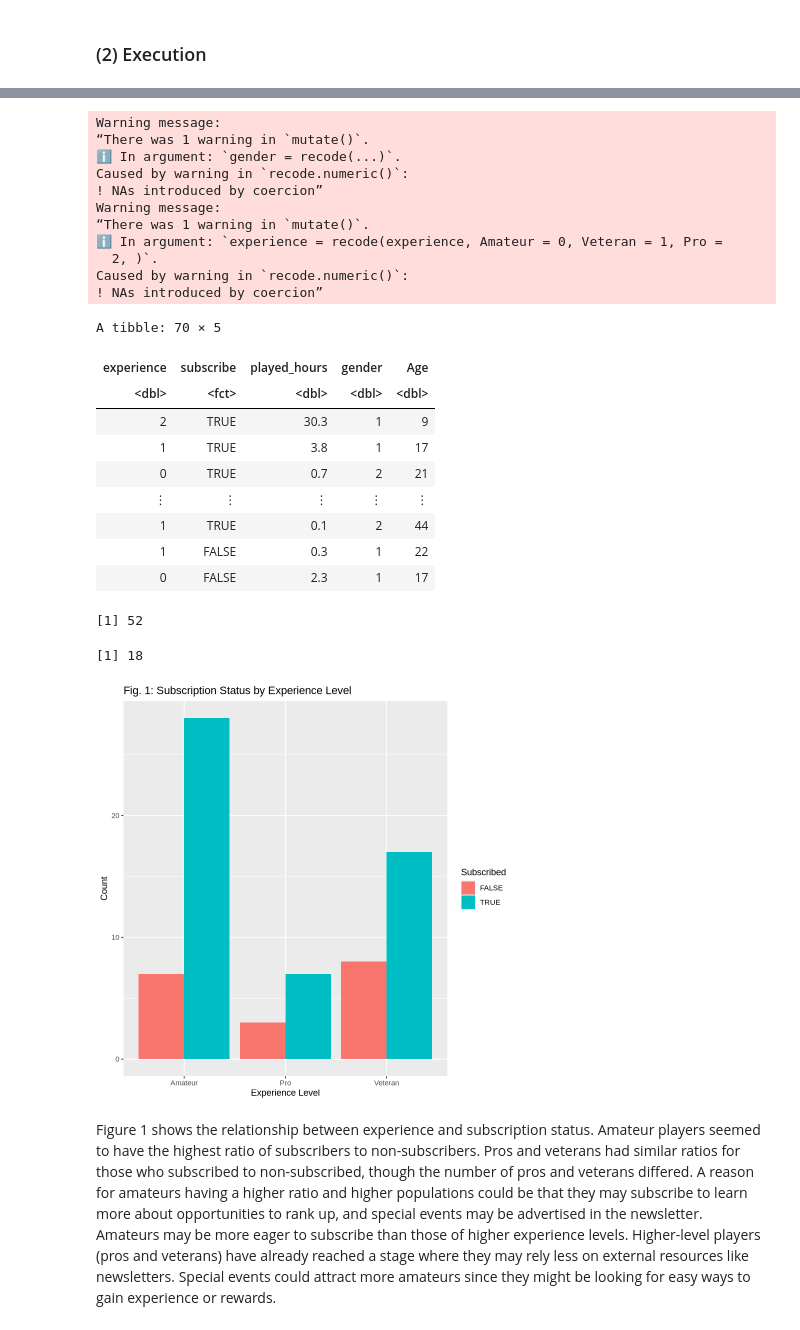
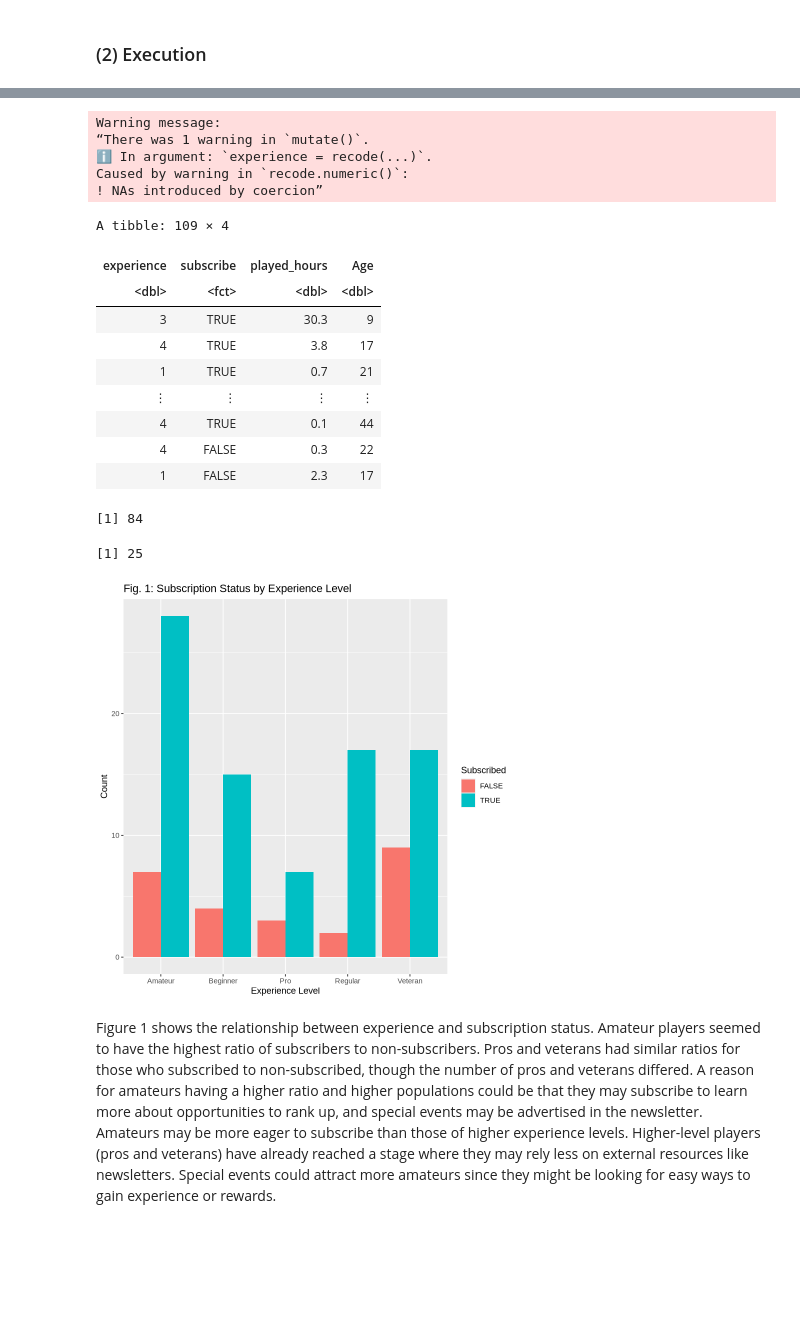
Before and after one commit to HarryLiang-CS/PLAIcraft-Player-Analytics, a Jupyter notebook: Group Project.ipynb, the cells around one changed output, grey strips where cells are left out. Cells and saved outputs as stored; diff of their text form; code cells hidden in the pictures; blank space fills up the shorter version.

Commit message:
get rid of gender

```diff
--- a/Group Project.ipynb
+++ b/Group Project.ipynb
@@ -125,23 +143,14 @@ A spec_tbl_df: 1535 × 5
 players <- players |>
     mutate(subscribe = as.factor(subscribe))
 
-#Convert experience and gender to numeric
-players <- players|>
-    mutate(gender = recode(gender,
-                             "Agender" = 0,
-                             "Male" = 1,
-                             "Female" = 2,
-                             "Non-binary" = 3,
-                             "prefer not to say" = 4,
-                             "Two-Spirited" = 5))|>
-mutate(gender = as.numeric(gender))
-
+#Convert experience to numeric
 players <- players|>
     mutate(experience = recode(experience,
-                             "Amateur" = 0,
-                             "Veteran" = 1,
-                             "Pro" = 2,
-                             ))|>
+                             "Beginner" = 0,
+                             "Amateur" = 1,
+                             "Regular" = 2,
+                             "Pro" = 3,
+                             "Veteran" = 4))|>
 mutate(experience = as.numeric(experience))
 
 #Handle missing values in age
@@ -150,7 +159,7 @@ players <- players |>
 #Remove players with played_hours == 0
     filter(played_hours > 0)|>
 #select the variable we want
-    select(experience, subscribe, played_hours, gender, Age)
+    select(experience, subscribe, played_hours, Age)
 
 players
 
@@ -171,52 +180,47 @@ people_not_subscribe
 # %% [output]
 Warning message:
 “There was 1 warning in `mutate()`.
-ℹ In argument: `gender = recode(...)`.
+ℹ In argument: `experience = recode(...)`.
 Caused by warning in `recode.numeric()`:
 ! NAs introduced by coercion”
-Warning message:
-“There was 1 warning in `mutate()`.
-ℹ In argument: `experience = recode(experience, Amateur = 0, Veteran = 1, Pro =
-  2, )`.
-Caused by warning in `recode.numeric()`:
-! NAs introduced by coercion”
-A tibble: 70 × 5
+A tibble: 109 × 4
-| experience | subscribe | played_hours | gender | Age |
-| <dbl> | <fct> | <dbl> | <dbl> | <dbl> |
-| 2 | TRUE | 30.3 | 1 | 9 |
-| 1 | TRUE | 3.8 | 1 | 17 |
-| 0 | TRUE | 0.7 | 2 | 21 |
-| ⋮ | ⋮ | ⋮ | ⋮ | ⋮ |
-| 1 | TRUE | 0.1 | 2 | 44 |
-| 1 | FALSE | 0.3 | 1 | 22 |
-| 0 | FALSE | 2.3 | 1 | 17 |
+| experience | subscribe | played_hours | Age |
+| <dbl> | <fct> | <dbl> | <dbl> |
+| 3 | TRUE | 30.3 | 9 |
+| 4 | TRUE | 3.8 | 17 |
+| 1 | TRUE | 0.7 | 21 |
+| ⋮ | ⋮ | ⋮ | ⋮ |
+| 4 | TRUE | 0.1 | 44 |
+| 4 | FALSE | 0.3 | 22 |
+| 1 | FALSE | 2.3 | 17 |
-[1] 52
+[1] 84
-[1] 18
+[1] 25
 # %%
 #We can now explore the relationships between each predictor and subscription status
 
 #Visualization 1: Bar plot of subscription status by experience level
 #Converting numeric experience variable back to character for vizualization
 
 players_experience_characters <- players|>
     mutate(experience = recode(experience,
-                             `0` = "Amateur",
-                             `1` = "Veteran",
-                             `2` = "Pro",
-                             ))|>
+                             `0` = "Beginner",
+                             `1` = "Amateur",
+                             `2` = "Regular",
+                             `3` = "Pro",
+                             `4` = "Veteran"))|>
     mutate(experience = as.character(experience))
 
 plot_experience<-players_experience_characters |>
     ggplot(aes(x = experience, fill = subscribe)) +
     geom_bar(position = "dodge") +  # Side-by-side bar plot for subscription counts
     labs(title = "Fig. 1: Subscription Status by Experience Level",
         x = "Experience Level",
         y = "Count",
         fill = "Subscribed")
 
 plot_experience
 # %% [output]
-[figure, old version]
+[figure, new version]
 # %% [markdown]
 Figure 1 shows the relationship between experience and subscription status. Amateur players seemed to have the highest ratio of subscribers to non-subscribers. Pros and veterans had similar ratios for those who subscribed to non-subscribed, though the number of pros and veterans differed. A reason for amateurs having a higher ratio and higher populations could be that they may subscribe to learn more about opportunities to rank up, and special events may be advertised in the newsletter. Amateurs may be more eager to subscribe than those of higher experience levels. Higher-level players (pros and veterans) have already reached a stage where they may rely less on external resources like newsletters. Special events could attract more amateurs since they might be looking for easy ways to gain experience or rewards.
 # %%
```
Also changed, not shown: parts of 5 cells of this notebook.
